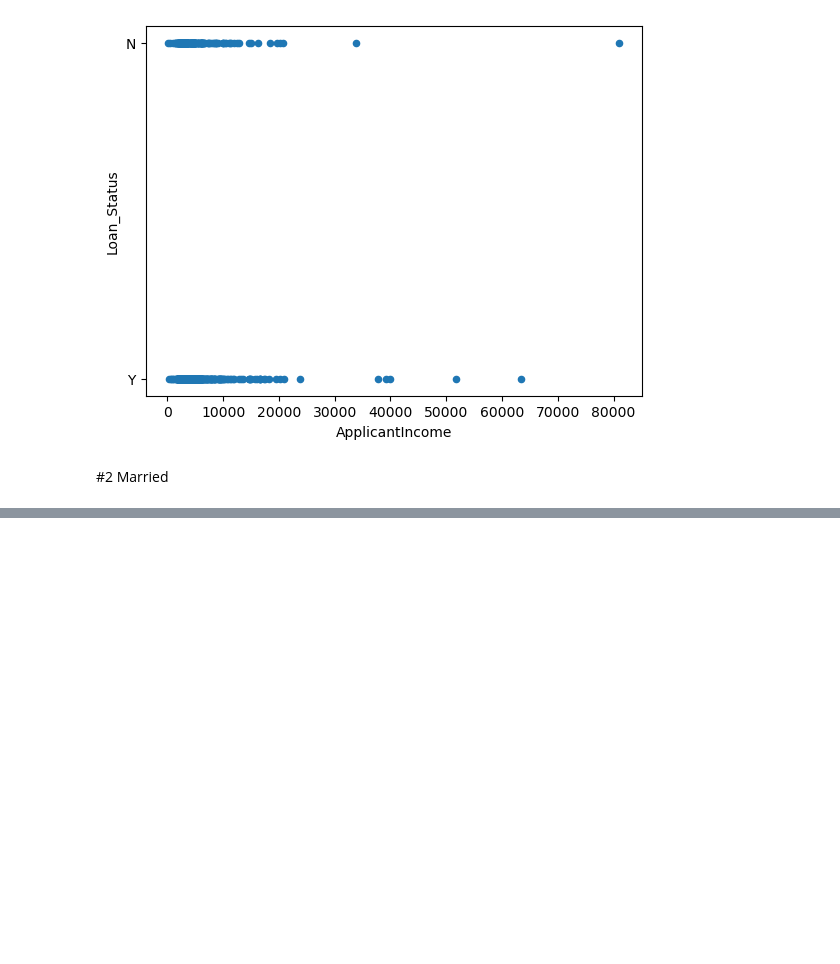
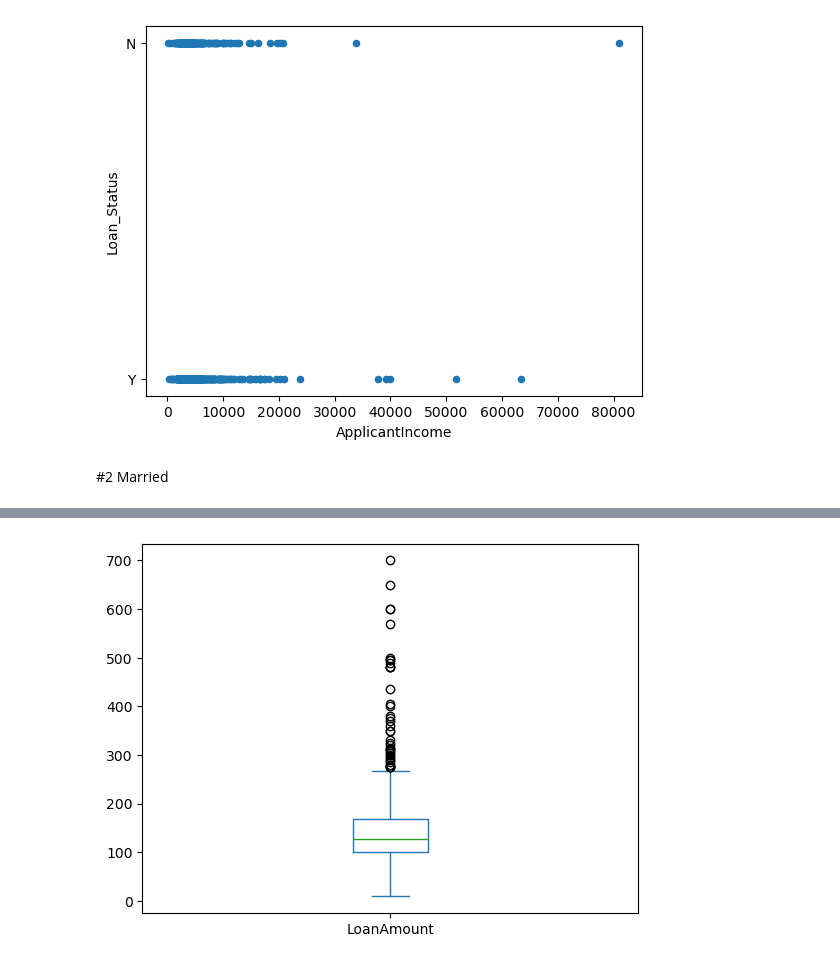
Before and after one commit to MonaTaghavi/dm-ann, a Jupyter notebook: notebooks/07dm-loan-cleaning.ipynb, the cells around one changed output, grey strips where cells are left out. Drawn from its saved outputs; the diff is of its cells as text; code cells hidden in the pictures; blank space fills up the shorter version.

```diff
--- a/notebooks/07dm-loan-cleaning.ipynb
+++ b/notebooks/07dm-loan-cleaning.ipynb
@@ -159,0 +293,5 @@ df[df["Married"].isna()]
+# %%
+df["LoanAmount"].plot.box()
+plt.show()
+# %% [output]
+[figure, added]
```
Also changed, not shown: parts of 24 cells of this notebook.
